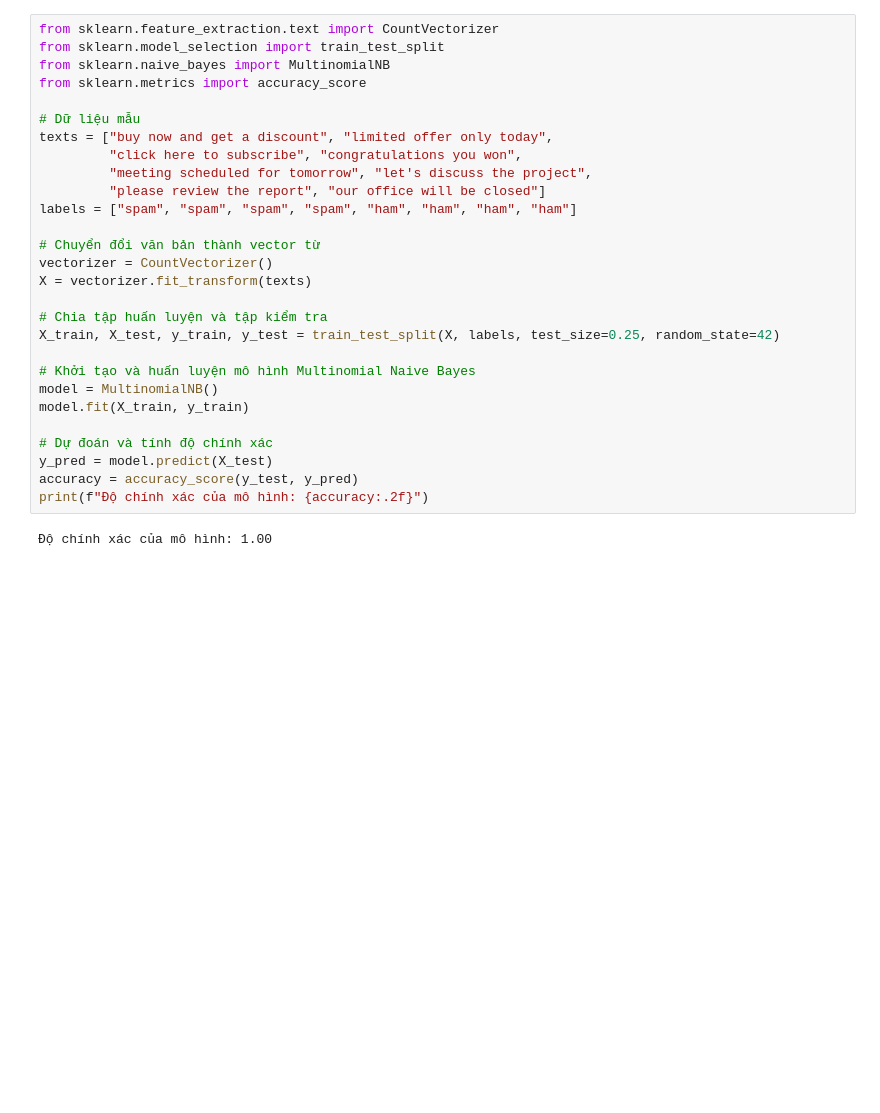
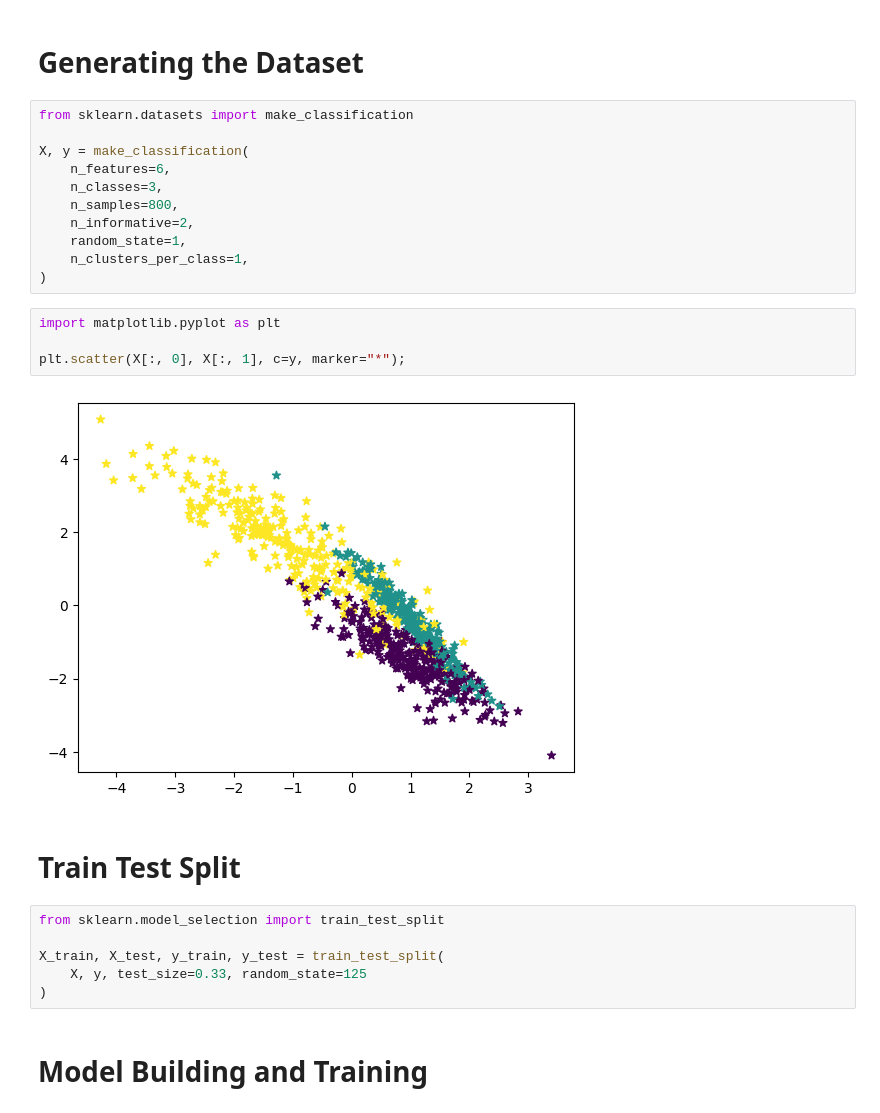
Before and after one commit to VietHoang0805/AI_Excercise, a Jupyter notebook: Naive Bayes/NaiveBayes.ipynb, the cells around one changed output. Drawn from its saved outputs; the diff is of its cells as text; blank space fills up the shorter version.

```diff
--- a/Naive Bayes/NaiveBayes.ipynb
+++ b/Naive Bayes/NaiveBayes.ipynb
@@ -1,30 +1,29 @@
-# %%
-from sklearn.feature_extraction.text import CountVectorizer
-from sklearn.model_selection import train_test_split
-from sklearn.naive_bayes import MultinomialNB
-from sklearn.metrics import accuracy_score
-
-# Dữ liệu mẫu
-texts = ["buy now and get a discount", "limited offer only today",
-         "click here to subscribe", "congratulations you won",
-         "meeting scheduled for tomorrow", "let's discuss the project",
-         "please review the report", "our office will be closed"]
-labels = ["spam", "spam", "spam", "spam", "ham", "ham", "ham", "ham"]
-
-# Chuyển đổi văn bản thành vector từ
-vectorizer = CountVectorizer()
-X = vectorizer.fit_transform(texts)
-
-# Chia tập huấn luyện và tập kiểm tra
-X_train, X_test, y_train, y_test = train_test_split(X, labels, test_size=0.25, random_state=42)
-
-# Khởi tạo và huấn luyện mô hình Multinomial Naive Bayes
-model = MultinomialNB()
-model.fit(X_train, y_train)
-
-# Dự đoán và tính độ chính xác
-y_pred = model.predict(X_test)
-accuracy = accuracy_score(y_test, y_pred)
-print(f"Độ chính xác của mô hình: {accuracy:.2f}")
-# %% [output]
-Độ chính xác của mô hình: 1.00
+# %% [markdown]
+# Generating the Dataset
+# %%
+from sklearn.datasets import make_classification
+
+X, y = make_classification(
+    n_features=6,
+    n_classes=3,
+    n_samples=800,
+    n_informative=2,
+    random_state=1,
+    n_clusters_per_class=1,
+)
+# %%
+import matplotlib.pyplot as plt
+
+plt.scatter(X[:, 0], X[:, 1], c=y, marker="*");
+# %% [output]
+[figure, added]
+# %% [markdown]
+# Train Test Split
+# %%
+from sklearn.model_selection import train_test_split
+
+X_train, X_test, y_train, y_test = train_test_split(
+    X, y, test_size=0.33, random_state=125
+)
+# %% [markdown]
+# Model Building and Training
```
Also changed, not shown: parts of 5 cells of this notebook, 1 other file.
